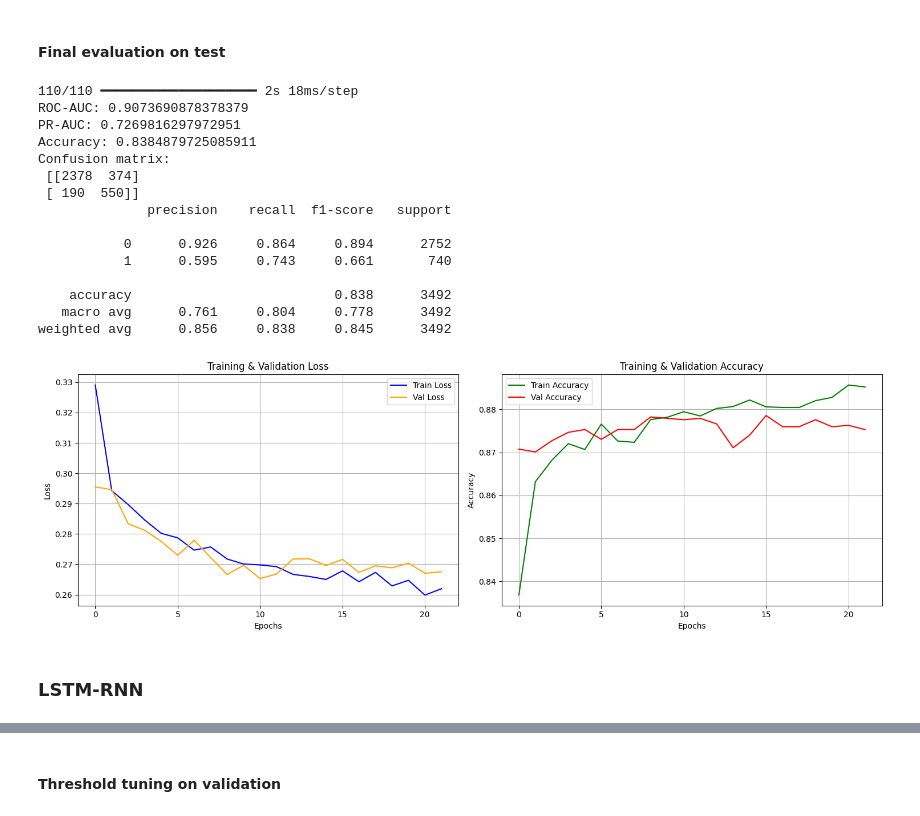
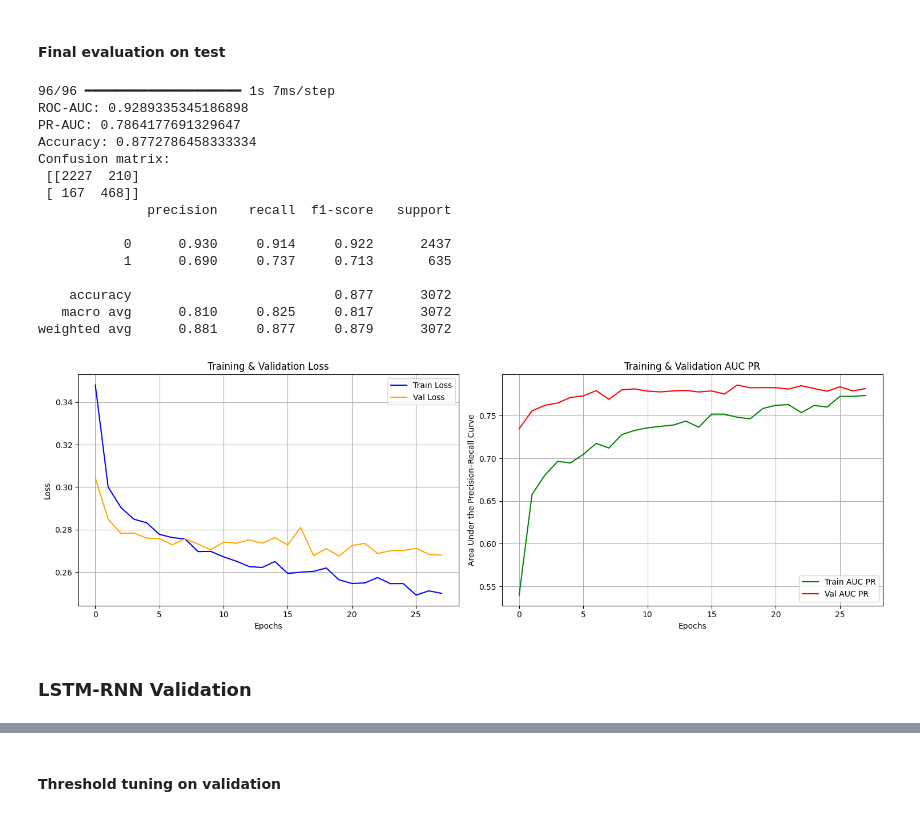
Before and after one commit to IbrahimAllMamun/flood_incidence, a Jupyter notebook: flood_incidence.ipynb, the cells around one changed output, grey strips where cells are left out. Drawn from its saved outputs; the diff is of its cells as text; code cells hidden in the pictures.

```diff
--- a/flood_incidence.ipynb
+++ b/flood_incidence.ipynb
@@ -174,8 +174,8 @@ X_seq, X_static, y, groups = build_sequences_monthly(df, window=12)
 X_seq, X_static = scale_data(X_seq, X_static)
 
 # Choose cutoff year
-cutoff_year_val = 1995
-cutoff_year_test = 2004
+cutoff_year_val = 1993
+cutoff_year_test = 2002
 
 train_idx = groups["Year"] <= cutoff_year_val
 val_idx = (groups["Year"] > cutoff_year_val) & (groups["Year"] < cutoff_year_test)
@@ -245,8 +251,8 @@ def make_model(n_steps, n_seq_feats, n_static_feats, lstm_units=(64, 32), dense_
 
     model_GRU = Model(inputs=inputs, outputs=out, name="GRU")
     model_GRU.compile(
-        # optimizer=optimizers.SGD(learning_rate=lr) if optimizer=="SGD" else optimizers.Adam(learning_rate=lr),
-        optimizer=optimizers.RMSprop(learning_rate=lr, rho=0.9),
+        optimizer=optimizers.Adam(learning_rate=lr),
+        # optimizer=optimizers.RMSprop(learning_rate=lr, rho=0.9),
         loss="binary_crossentropy",
         metrics=[
             metrics.AUC(curve="ROC", name="auc_roc"),
@@ -271,10 +277,7 @@ def make_model(n_steps, n_seq_feats, n_static_feats, lstm_units=(64, 32), dense_
 
     inputs = [seq_in]
 
-    # sta_in = Input(shape=(n_static_feats,), name="static_in")
-    # s = layers.Dense(32, kernel_initializer=initializer, name="Static_Dense_1")(sta_in)
-    # s = layers.PReLU(alpha_initializer=prelu_initializer, name="Static_PReLU_1")(s)
-    # s = layers.Dropout(dropout, name="Static_Dropout_1")(s)
+
     x = layers.Concatenate()([x, s])
     inputs.append(sta_in)
 
@@ -288,8 +291,8 @@ def make_model(n_steps, n_seq_feats, n_static_feats, lstm_units=(64, 32), dense_
 
     model_LSTM = Model(inputs=inputs, outputs=out, name="LSTM")
     model_LSTM.compile(
-        # optimizer=optimizers.SGD(learning_rate=lr) if optimizer=="SGD" else optimizers.Adam(learning_rate=lr),
-        optimizer=optimizers.RMSprop(learning_rate=lr, rho=0.9),
+        optimizer=optimizers.Adam(learning_rate=lr),
+        # optimizer=optimizers.RMSprop(learning_rate=lr, rho=0.9),
         loss="binary_crossentropy",
         metrics=[
             metrics.AUC(curve="ROC", name="auc_roc"),
@@ -427,63 +430,63 @@ Best threshold (F1 on val): 0.31787583
 from sklearn.metrics import accuracy_score
 
 
-test_probs = model_GRU.predict([Xseq_te_s, Xs_te_s]).ravel()
+test_probs = model_GRU.predict([Xseq_val_s, Xs_val_s]).ravel()
 test_pred  = (test_probs >= best_thr).astype(int)
 
-print("ROC-AUC:", roc_auc_score(y_test, test_probs))
-print("PR-AUC:",  average_precision_score(y_test, test_probs))
-print("Accuracy:", accuracy_score(y_test, test_pred))
-print("Confusion matrix:\n", confusion_matrix(y_test, test_pred))
-print(classification_report(y_test, test_pred, digits=3))
+print("ROC-AUC:", roc_auc_score(y_val, test_probs))
+print("PR-AUC:",  average_precision_score(y_val, test_probs))
+print("Accuracy:", accuracy_score(y_val, test_pred))
+print("Confusion matrix:\n", confusion_matrix(y_val, test_pred))
+print(classification_report(y_val, test_pred, digits=3))
 # %% [output]
-110/110 ━━━━━━━━━━━━━━━━━━━━ 2s 18ms/step
-ROC-AUC: 0.9073690878378379
-PR-AUC: 0.7269816297972951
-Accuracy: 0.8384879725085911
+96/96 ━━━━━━━━━━━━━━━━━━━━ 1s 7ms/step
+ROC-AUC: 0.9289335345186898
+PR-AUC: 0.7864177691329647
+Accuracy: 0.8772786458333334
 Confusion matrix:
- [[2378  374]
- [ 190  550]]
+ [[2227  210]
+ [ 167  468]]
               precision    recall  f1-score   support
 
-           0      0.926     0.864     0.894      2752
-           1      0.595     0.743     0.661       740
+           0      0.930     0.914     0.922      2437
+           1      0.690     0.737     0.713       635
 
-    accuracy                          0.838      3492
-   macro avg      0.761     0.804     0.778      3492
-weighted avg      0.856     0.838     0.845      3492
+    accuracy                          0.877      3072
+   macro avg      0.810     0.825     0.817      3072
+weighted avg      0.881     0.877     0.879      3072
 # %%
 # -----------------------
 # 9) Plot Training Curves
 # -----------------------
 import matplotlib.pyplot as plt
 
 # Create a figure with 2 subplots (1 row, 2 columns)
 fig, axs = plt.subplots(1, 2, figsize=(15, 5))
 
 # --------- Loss subplot ---------
 axs[0].plot(history_GRU.history["loss"], label="Train Loss", color='blue')
 axs[0].plot(history_GRU.history["val_loss"], label="Val Loss", color='orange')
 axs[0].set_xlabel("Epochs")
 axs[0].set_ylabel("Loss")
 axs[0].set_title("Training & Validation Loss")
 axs[0].legend()
 axs[0].grid(True)
 
 # --------- Accuracy subplot (if exists) ---------
-axs[1].plot(history_GRU.history["accuracy"], label="Train Accuracy", color='green')
-axs[1].plot(history_GRU.history["val_accuracy"], label="Val Accuracy", color='red')
+axs[1].plot(history_GRU.history["auc_pr"], label="Train AUC PR", color='green')
+axs[1].plot(history_GRU.history["val_auc_pr"], label="Val AUC PR", color='red')
 axs[1].set_xlabel("Epochs")
-axs[1].set_ylabel("Accuracy")
-axs[1].set_title("Training & Validation Accuracy")
+axs[1].set_ylabel("Area Under the Precision–Recall Curve")
+axs[1].set_title("Training & Validation AUC PR")
 axs[1].legend()
 axs[1].grid(True)
 
 plt.tight_layout()
 plt.show()
 # %% [output]
-[figure, old version]
+[figure, new version]
 # %% [markdown]
-### LSTM-RNN
+### LSTM-RNN Validation
 # %%
 history_LSTM = model_LSTM.fit(
     x=[Xseq_tr_s, Xs_tr_s],
```
Also changed, not shown: parts of 21 cells of this notebook.
